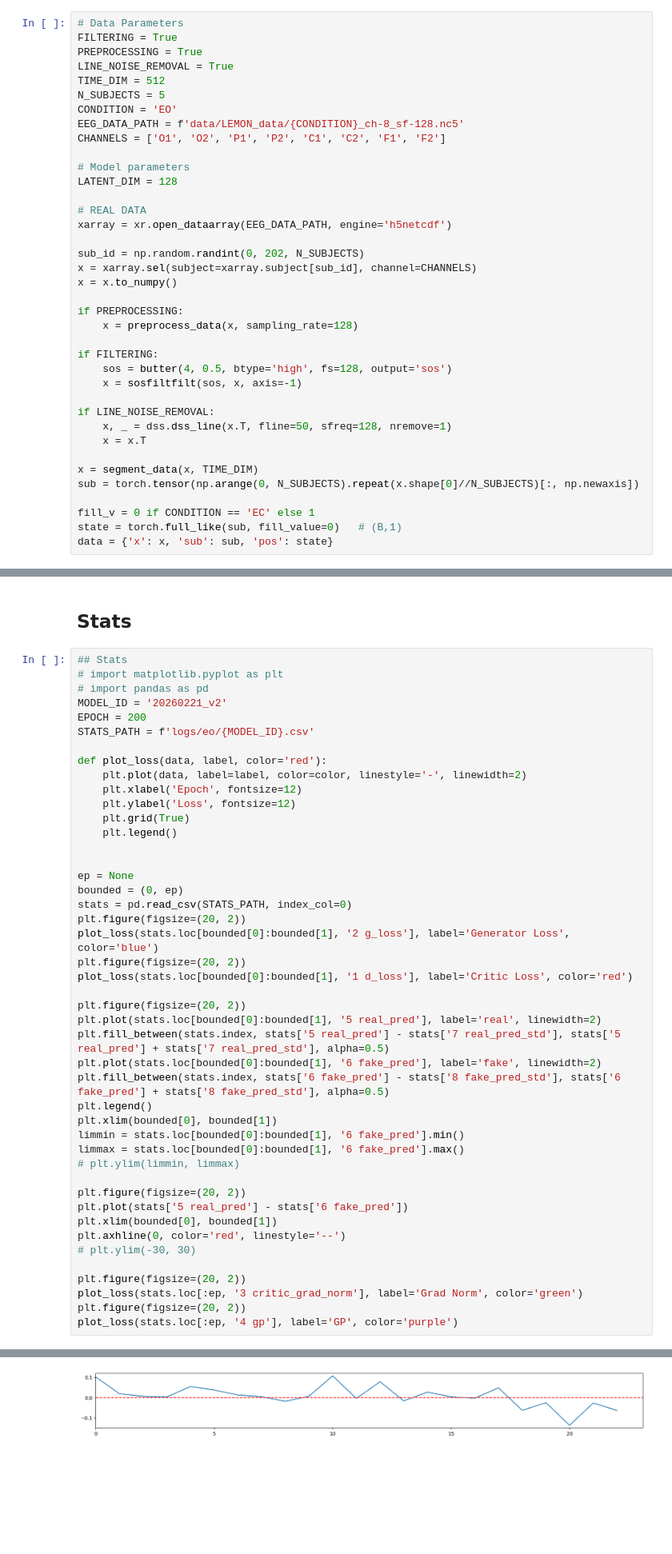
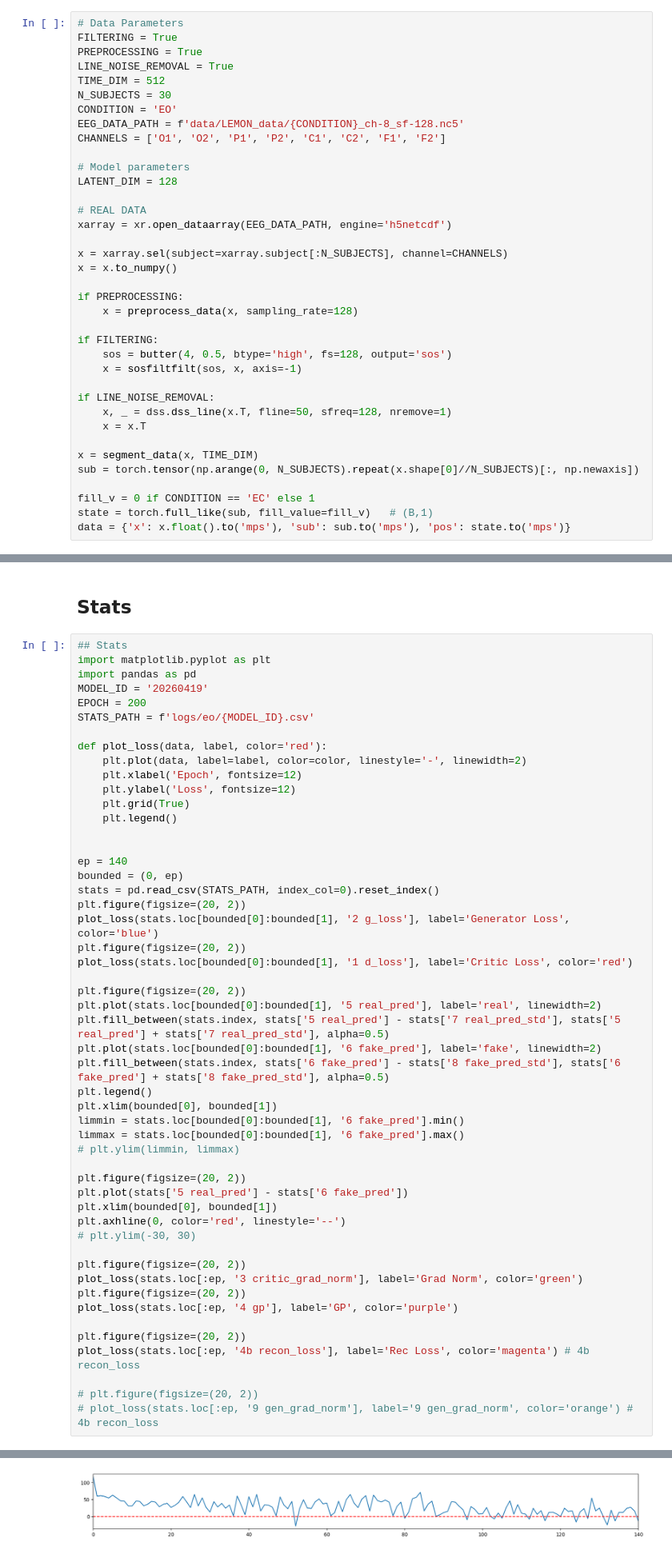
Before and after one commit to Yeganehfrh/EEGModalNet, a Jupyter notebook: notebooks/Tweak&Explore.ipynb, the cells around one changed output, grey strips where cells are left out. Shown at 80% size. Drawn from its saved outputs; the diff is of its cells as text; blank space fills up the shorter version.

```diff
--- a/notebooks/Tweak&Explore.ipynb
+++ b/notebooks/Tweak&Explore.ipynb
@@ -247,7 +242,7 @@ FILTERING = True
 PREPROCESSING = True
 LINE_NOISE_REMOVAL = True
 TIME_DIM = 512
-N_SUBJECTS = 5
+N_SUBJECTS = 30
 CONDITION = 'EO'
 EEG_DATA_PATH = f'data/LEMON_data/{CONDITION}_ch-8_sf-128.nc5'
 CHANNELS = ['O1', 'O2', 'P1', 'P2', 'C1', 'C2', 'F1', 'F2']
@@ -258,8 +253,7 @@ LATENT_DIM = 128
 # REAL DATA
 xarray = xr.open_dataarray(EEG_DATA_PATH, engine='h5netcdf')
 
-sub_id = np.random.randint(0, 202, N_SUBJECTS)
-x = xarray.sel(subject=xarray.subject[sub_id], channel=CHANNELS)
+x = xarray.sel(subject=xarray.subject[:N_SUBJECTS], channel=CHANNELS)
 x = x.to_numpy()
 
 if PREPROCESSING:
@@ -277,6 +271,6 @@ x = segment_data(x, TIME_DIM)
 sub = torch.tensor(np.arange(0, N_SUBJECTS).repeat(x.shape[0]//N_SUBJECTS)[:, np.newaxis])
 
 fill_v = 0 if CONDITION == 'EC' else 1
-state = torch.full_like(sub, fill_value=0)   # (B,1)
-data = {'x': x, 'sub': sub, 'pos': state}
+state = torch.full_like(sub, fill_value=fill_v)   # (B,1)
+data = {'x': x.float().to('mps'), 'sub': sub.to('mps'), 'pos': state.to('mps')}
 # %% [output]
@@ -329,9 +311,9 @@ with torch.no_grad():
 ## Stats
 # %%
 ## Stats
-# import matplotlib.pyplot as plt
-# import pandas as pd
-MODEL_ID = '20260221_v2'
+import matplotlib.pyplot as plt
+import pandas as pd
+MODEL_ID = '20260419'
 EPOCH = 200
 STATS_PATH = f'logs/eo/{MODEL_ID}.csv'
 
@@ -343,9 +325,9 @@ def plot_loss(data, label, color='red'):
     plt.legend()
 
 
-ep = None
+ep = 140
 bounded = (0, ep)
-stats = pd.read_csv(STATS_PATH, index_col=0)
+stats = pd.read_csv(STATS_PATH, index_col=0).reset_index()
 plt.figure(figsize=(20, 2))
 plot_loss(stats.loc[bounded[0]:bounded[1], '2 g_loss'], label='Generator Loss', color='blue')
 plt.figure(figsize=(20, 2))
@@ -372,4 +354,10 @@ plt.figure(figsize=(20, 2))
 plot_loss(stats.loc[:ep, '3 critic_grad_norm'], label='Grad Norm', color='green')
 plt.figure(figsize=(20, 2))
 plot_loss(stats.loc[:ep, '4 gp'], label='GP', color='purple')
+
+plt.figure(figsize=(20, 2))
+plot_loss(stats.loc[:ep, '4b recon_loss'], label='Rec Loss', color='magenta') # 4b recon_loss
+
+# plt.figure(figsize=(20, 2))
+# plot_loss(stats.loc[:ep, '9 gen_grad_norm'], label='9 gen_grad_norm', color='orange') # 4b recon_loss
 # %% [output]
@@ -379 +367 @@ plot_loss(stats.loc[:ep, '4 gp'], label='GP', color='purple')
-[figure, old version]
+[figure, new version]
```
Also changed, not shown: parts of 47 cells of this notebook.
